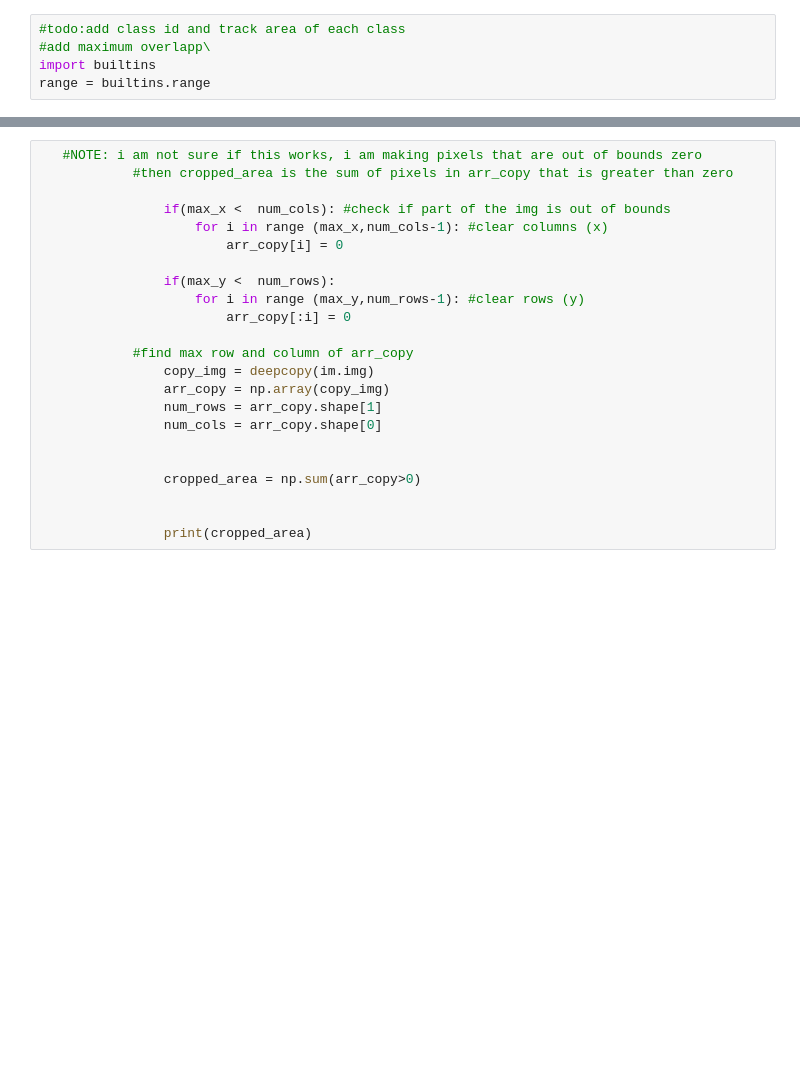
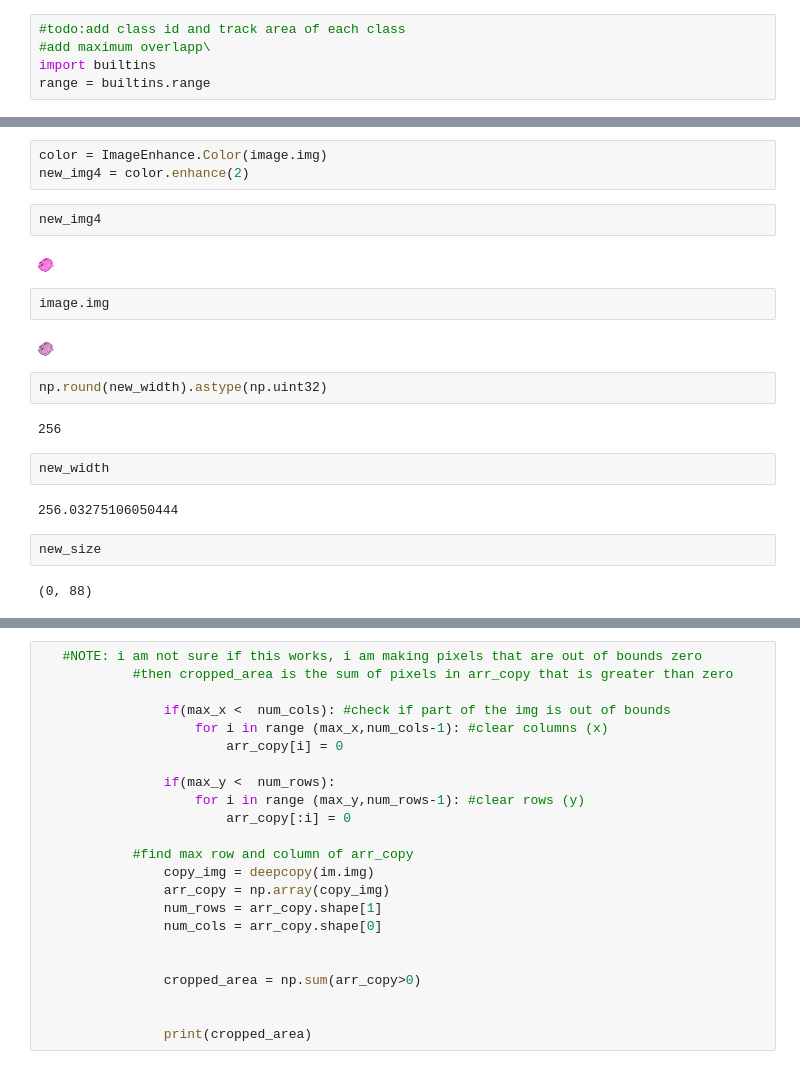
Before and after one commit to Wirtz-Lab/wsi_analysis, a Jupyter notebook: ashley/compile_mask.ipynb, the cells around one changed output, grey strips where cells are left out. Saved outputs shown, nothing was run; the diff lists cells and outputs as text; blank space fills up the shorter version.

```diff
--- a/ashley/compile_mask.ipynb
+++ b/ashley/compile_mask.ipynb
@@ -84,0 +251,23 @@ class_threshold = 20; # you can exceed class area by 20
+# %%
+color = ImageEnhance.Color(image.img)
+new_img4 = color.enhance(2)
+# %%
+new_img4
+# %% [output]
+[figure, added]
+# %%
+image.img
+# %% [output]
+[figure, added]
+# %%
+np.round(new_width).astype(np.uint32)
+# %% [output]
+256
+# %%
+new_width
+# %% [output]
+256.03275106050444
+# %%
+new_size
+# %% [output]
+(0, 88)
```
Also changed, not shown: parts of 35 cells of this notebook, 3 other files.
